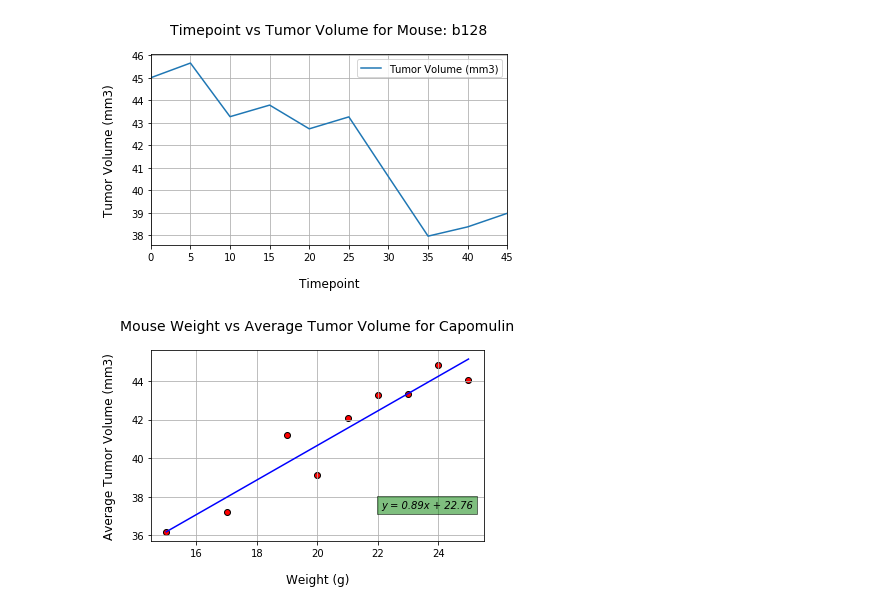
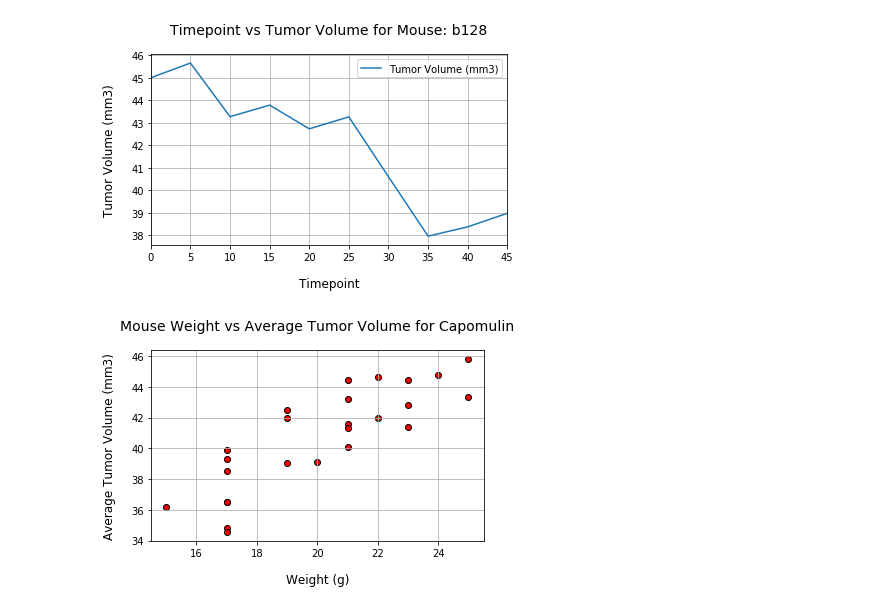
Before and after one commit to anulkar/matplotlib-challenge, a Jupyter notebook: Pymaceuticals/pymaceuticals.ipynb, the cells around one changed output. Saved outputs shown, nothing was run; the diff lists cells and outputs as text; code cells hidden in the pictures.

```diff
--- a/Pymaceuticals/pymaceuticals.ipynb
+++ b/Pymaceuticals/pymaceuticals.ipynb
@@ -248,44 +251,43 @@ plt.show()
 # %%
 ## Generate a scatter plot of mouse weight versus average tumor volume for the Capomulin regimen
 
-# Group the capomulin-treated mice data frame by Weight
-mice_weight_tumor_volume = capomulin_mice.groupby(['Weight (g)'])
+# Group the capomulin-treated mice data frame by Mouse ID and Weight
+capomulin_grouped_mice = capomulin_mice.groupby(['Mouse ID', 'Weight (g)'])
+
 # Calculate the average tumor volumes for this group
-average_tumor_volume = mice_weight_tumor_volume['Tumor Volume (mm3)'].mean()
+capomulin_tumor_volumes = capomulin_grouped_mice['Tumor Volume (mm3)'].mean()
 
-# Store the mice weight and average tumor volumes into lists for plotting purposes
-avg_tumor_volume_df = pd.DataFrame(average_tumor_volume)
-mice_weight = avg_tumor_volume_df.index.tolist()
-avg_tumor_volumes = avg_tumor_volume_df['Tumor Volume (mm3)'].tolist()
+# Save the results to a new data frame and reset the index to un-group it for plotting purposes
+weight_vs_tumor_volumes = pd.DataFrame(capomulin_tumor_volumes).reset_index()
 
-# Calculate the correlation coefficient between mouse weight and average tumor volume for the Capomulin regimen
+# Convert the weight and average tumor volumes to lists in order to calculate the correlation coefficient
+avg_tumor_volumes = weight_vs_tumor_volumes['Tumor Volume (mm3)'].tolist()
+mice_weight = weight_vs_tumor_volumes['Weight (g)'].values.tolist()
+
+# Calculate the correlation coefficient between mouse weight and average tumor volume
 correlation_coefficient = st.pearsonr(mice_weight, avg_tumor_volumes)
-# Store the mice weight and average tumor volumes to respective Series' to compute the linear regression model
+# Store the weight and average tumor volumes to respective Series' to compute the linear regression model
 mice_weight_series = pd.Series(mice_weight)
 avg_tumor_volumes_series = pd.Series(avg_tumor_volumes)
 
 # Calculate the linear regression model between mice weight and average tumor volumes
 # The stats.lingress function returns the slope, intercept, r-value, p-value and stderr
 (slope, intercept, rvalue, pvalue, stderr) = st.linregress(mice_weight_series, avg_tumor_volumes_series)
 
 # Compute and store the regression values for the mice weight data
 regress_values = mice_weight_series * slope + intercept
 
 # Capture the linear regression line equation in the form: y = mx + c
 line_equation = "y = " + str(round(slope,2)) + "x + " + str(round(intercept,2))
 
 # Draw a scatter plot of mice weight versus average tumor volume
-fig, ax = plt.subplots()
-ax.scatter(mice_weight, avg_tumor_volumes, facecolors='red', edgecolors='black')
-ax.set_title('Mouse Weight vs Average Tumor Volume for Capomulin', fontsize=14, pad=20)
-ax.set_xlabel('Weight (g)', fontsize=12, labelpad=15)
-ax.set_ylabel('Average Tumor Volume (mm3)', fontsize=12, labelpad=15)
-
-# Plot the linear regression model and line equation on top of the scatter plot.
-ax.plot(mice_weight_series, regress_values, 'r-', color='blue')
-ax.text(22.1, 37.4, line_equation, style='italic', bbox={'facecolor': 'green', 'alpha': 0.5})
-ax.grid(True)
-fig.tight_layout()
+scat_fig, scat_ax = plt.subplots()
+scat_ax.scatter(mice_weight, avg_tumor_volumes, facecolors='red', edgecolors='black')
+scat_ax.set_title('Mouse Weight vs Average Tumor Volume for Capomulin', fontsize=14, pad=20)
+scat_ax.set_xlabel('Weight (g)', fontsize=12, labelpad=15)
+scat_ax.set_ylabel('Average Tumor Volume (mm3)', fontsize=12, labelpad=15)
+scat_ax.grid(True)
+scat_fig.tight_layout()
 plt.show()
 # %% [output]
-[figure, old version]
+[figure, new version]
```
Also changed, not shown: parts of 10 cells of this notebook.
